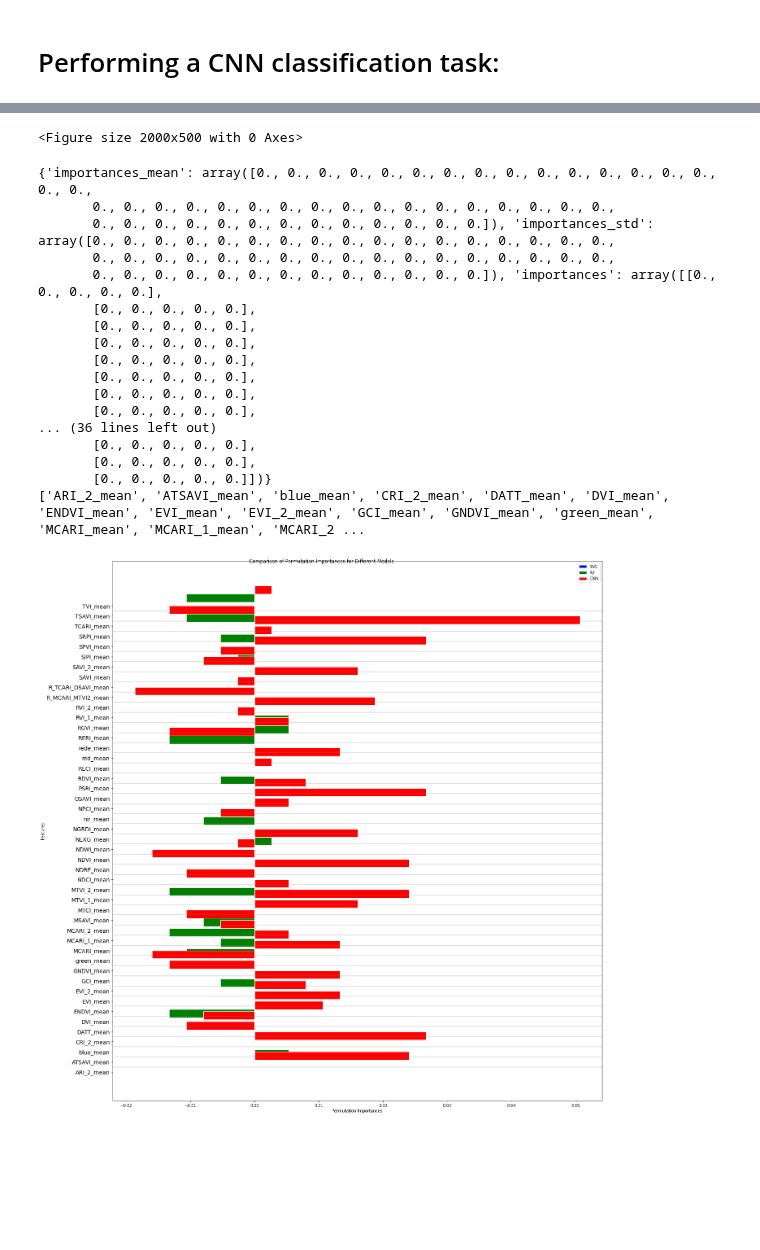
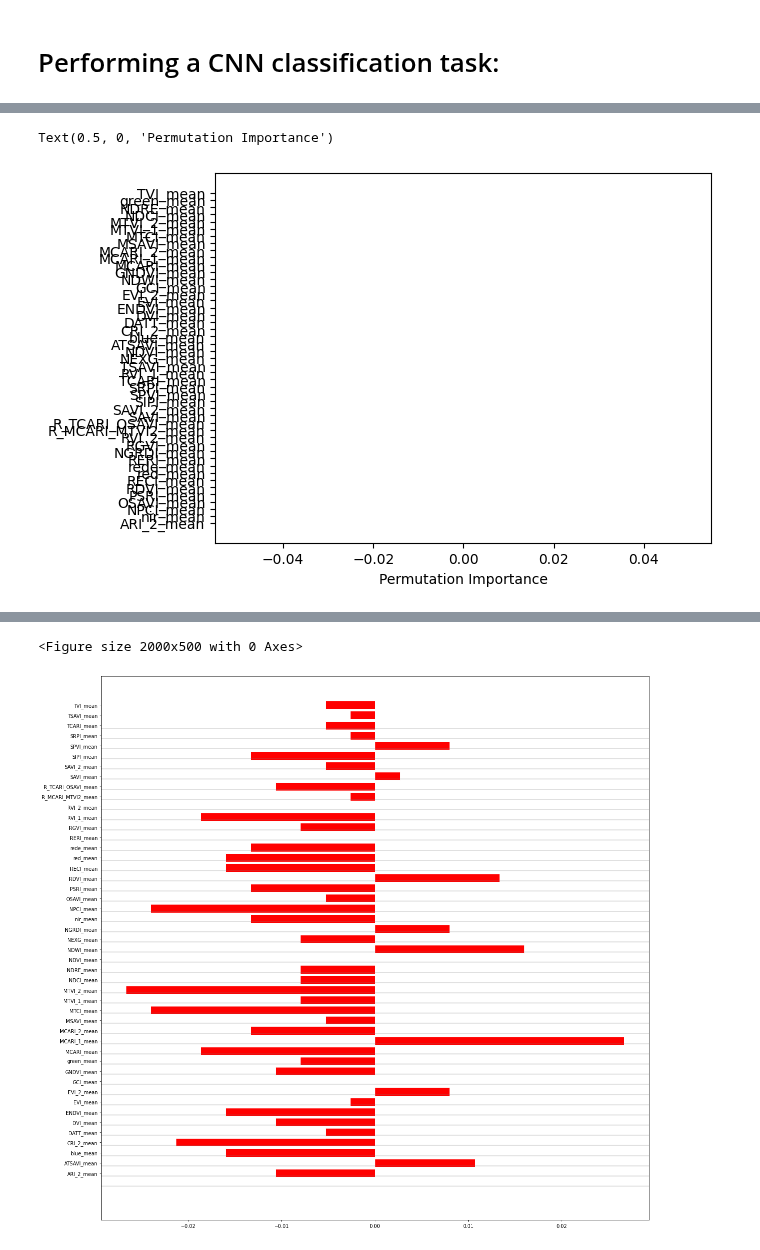
Before and after one commit to felipealencar/plant-disease-prediction, a Jupyter notebook: feature_based_classification.ipynb, the cells around one changed output, grey strips where cells are left out. Cells and saved outputs as stored; diff of their text form; code cells hidden in the pictures; blank space fills up the shorter version.

```diff
--- a/feature_based_classification.ipynb
+++ b/feature_based_classification.ipynb
@@ -628,7 +175,7 @@ print(class_counts)
 #X_resampled, y_resampled = ros.fit_resample(X, y)
 
 # Split the train and test sets into train and test sets
-X_train, X_test, y_train, y_test = train_test_split(X, y, test_size=0.3, random_state=42)
+X_train, X_test, y_train, y_test = train_test_split(X, y, stratify=y, test_size=0.3, random_state=42)
 
 # Split the train and test sets into train and test sets again
 #X_train, X_test, y_train, y_test = train_test_split(X, y, test_size=0.3, random_state=42)
@@ -668,7 +215,7 @@ from imblearn.over_sampling import RandomOverSampler
 #X_next_date_resampled, y_next_date_resampled = ros.fit_resample(X_next_date, y_next_date)
 
 # Split the train and test sets into train and test sets
-X_next_date_train, X_next_date_test, y_next_date_train, y_next_date_test = train_test_split(X_next_date, y_next_date, test_size=0.3, random_state=42)
+X_next_date_train, X_next_date_test, y_next_date_train, y_next_date_test = train_test_split(X_next_date, y_next_date, stratify=y_next_date, test_size=0.3, random_state=42)
 
 class_counts = np.bincount(y_next_date_test)
 print('Splitted unbalanced dataset for testing with the last date:')
@@ -679,7 +226,7 @@ print('Train Set:', X_train.shape, y_train.shape)
 print('Next Date Test Set:', X_next_date_test.shape, y_next_date_test.shape)
 
 # build, train, & predict model
-model = SVC(kernel='rbf', C=0.00001, gamma='auto', decision_function_shape='ovr', break_ties=True, random_state=42)
+model = SVC(kernel='rbf', C=0.00001, gamma='auto', probability=True, decision_function_shape='ovr', break_ties=True, random_state=42)
 model.fit(X_train, y_train)
 y_pred_svc = model.predict(X_next_date_test)
 
@@ -978,9 +512,26 @@ plt.show()
+# %%
+from sklearn.inspection import permutation_importance
+
+perm_importance = permutation_importance(model, X_next_date_test, y_next_date_test)
+
+class_names = [col for col in df.columns if col != 'HEALTH_STA' and col != 'Unnamed: 0']
+features = np.array(class_names)
+
+sorted_idx = perm_importance.importances_mean.argsort()
+plt.barh(features[sorted_idx], perm_importance.importances_mean[sorted_idx])
+plt.xlabel("Permutation Importance")
+# %% [output]
+Text(0.5, 0, 'Permutation Importance')
+[figure, added]
 # %%
-from sklearn.inspection import permutation_importance
+
+
+perm_importance_svc = permutation_importance(model, X_next_date_test, y_next_date_test, scoring='accuracy', random_state=42)
+perm_importance_rfc = permutation_importance(rfc_best, X_next_date_test, y_next_date_test, scoring='accuracy', random_state=42)
+perm_importance_cnn = permutation_importance(cnn_model, X_next_date_test, y_next_date_test, scoring='accuracy', random_state=42)
 
 fig, ax = plt.subplots(1, 1, figsize=(20, 20), dpi=70)
 list_feature_importance_rfc = list(rfc_best.feature_importances_)
-
 
 fig.suptitle('Random Forest Feature Importance', fontsize = 20)
 ax.set_ylabel('Features',  fontsize = 18)
@@ -996,17 +547,11 @@ ax.set_yticklabels(sorted_labels, fontsize=14)
 plt.tight_layout()
 plt.show()
 
-
 fig, ax = plt.subplots(1, 1, figsize=(20, 20), dpi=70)
-perm_importance_svc = permutation_importance(model, X_next_date_test, y_next_date_test, random_state=42)
-print(perm_importance_svc)
-perm_importance_rfc = permutation_importance(rfc_best, X_next_date_test, y_next_date_test, random_state=42)
-perm_importance_cnn = permutation_importance(cnn_model, X_next_date_test, y_next_date_test, random_state=42)
-
 features = [col for col in df.columns if col != 'HEALTH_STA' and col != 'Unnamed: 0']
 
 # Set the bar width
-bar_height = 0.8
+bar_height = 0.9
 
 # Set the positions of the bars on the x-axis
 r1 = np.arange(len(features))
@@ -1022,24 +567,22 @@ rects1 = ax.barh(r1, perm_importance_svc.importances_mean, color='b', edgecolor=
 rects2 = ax.barh(r2, perm_importance_rfc.importances_mean, color='g', edgecolor='white', tick_label=features, label='RF')
 rects3 = ax.barh(r3, perm_importance_cnn.importances_mean, color='r', edgecolor='white', tick_label=features, label='CNN')
 
-
-
 # Add x-axis labels, y-axis label, and title
-ax.set_ylabel('Features')
-ax.set_xlabel('Permutation Importances')
-fig.suptitle('Comparison of Permutation Importances for Different Models')
-print(features)
+#ax.set_ylabel('Features')
+#ax.set_xlabel('Permutation Importances')
+#fig.suptitle('Comparison of Permutation Importances for Different Models')
+#print(features)
 # Add x-axis tick labels
-ax.set_yticks(r1)
-ax.set_yticklabels(features, fontsize=14)
+#ax.set_yticks(r1)
+#ax.set_yticklabels(features, fontsize=14)
 # Adjust spacing to avoid overlapping tick labels
-plt.tight_layout()
+#plt.tight_layout()
 
 # Add a legend
-plt.legend()
+#plt.legend()
 
 # Display the plot
-plt.show()
+#plt.show()
 
 #fig, ax = plt.subplots(1, 1, figsize=(10, 10))
 
@@ -1055,8 +598,6 @@ plt.show()
 #plt.tight_layout()
 #plt.show()
 
-
-
 # Test the dataset for unhealthy
 # Test using other dates as input
 # %% [output]
@@ -1065,19 +622,2 @@ Columns
 <Figure size 2000x500 with 0 Axes>
-{'importances_mean': array([0., 0., 0., 0., 0., 0., 0., 0., 0., 0., 0., 0., 0., 0., 0., 0., 0.,
-       0., 0., 0., 0., 0., 0., 0., 0., 0., 0., 0., 0., 0., 0., 0., 0., 0.,
-       0., 0., 0., 0., 0., 0., 0., 0., 0., 0., 0., 0., 0.]), 'importances_std': array([0., 0., 0., 0., 0., 0., 0., 0., 0., 0., 0., 0., 0., 0., 0., 0., 0.,
-       0., 0., 0., 0., 0., 0., 0., 0., 0., 0., 0., 0., 0., 0., 0., 0., 0.,
-       0., 0., 0., 0., 0., 0., 0., 0., 0., 0., 0., 0., 0.]), 'importances': array([[0., 0., 0., 0., 0.],
-       [0., 0., 0., 0., 0.],
-       [0., 0., 0., 0., 0.],
-       [0., 0., 0., 0., 0.],
-       [0., 0., 0., 0., 0.],
-       [0., 0., 0., 0., 0.],
-       [0., 0., 0., 0., 0.],
-       [0., 0., 0., 0., 0.],
-... (36 lines left out)
-       [0., 0., 0., 0., 0.],
-       [0., 0., 0., 0., 0.],
-       [0., 0., 0., 0., 0.]])}
-['ARI_2_mean', 'ATSAVI_mean', 'blue_mean', 'CRI_2_mean', 'DATT_mean', 'DVI_mean', 'ENDVI_mean', 'EVI_mean', 'EVI_2_mean', 'GCI_mean', 'GNDVI_mean', 'green_mean', 'MCARI_mean', 'MCARI_1_mean', 'MCARI_2 ...
-[figure, old version]
+[figure, new version]
```
Also changed, not shown: parts of 17 cells of this notebook.
